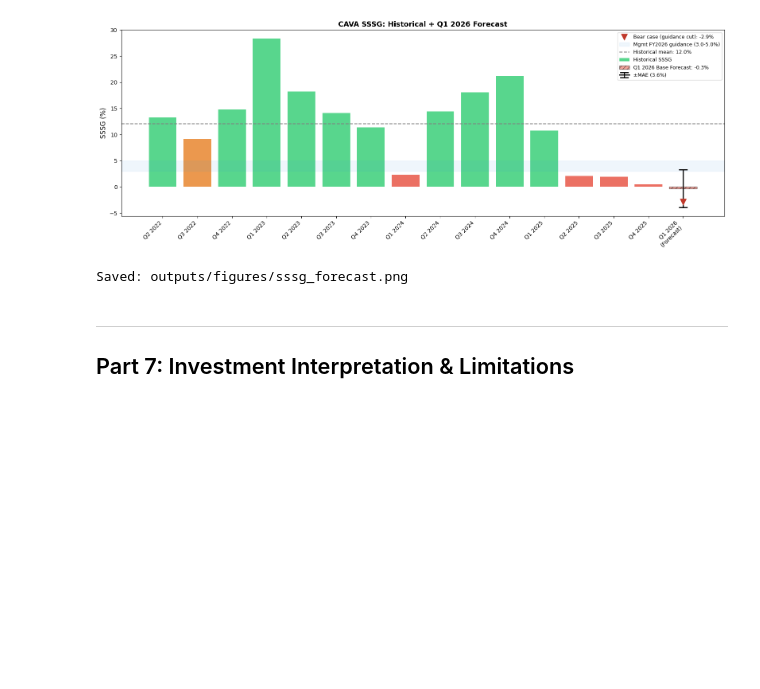
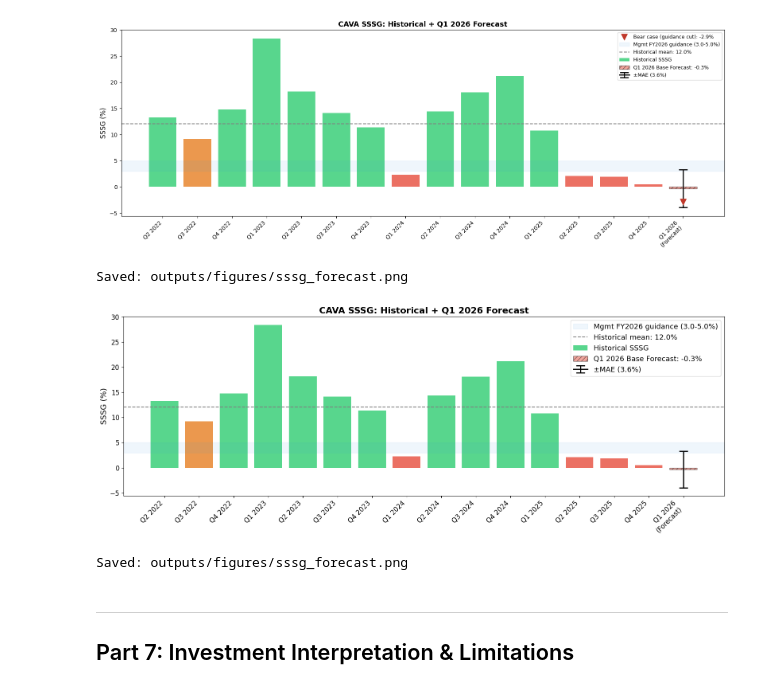
Before and after one commit to zhangsu0528/Cava_Investment_Analysis, a Jupyter notebook: modeling/02_modeling.ipynb, the cells around one changed output. Cells and saved outputs as stored; diff of their text form; code cells hidden in the pictures; blank space fills up the shorter version.

```diff
--- a/modeling/02_modeling.ipynb
+++ b/modeling/02_modeling.ipynb
@@ -1178,6 +1178,55 @@ print('Saved: outputs/figures/sssg_forecast.png')
 # %% [output]
 [figure]
 Saved: outputs/figures/sssg_forecast.png
+# %%
+# ── Forecast visualization ─────────────────────────────────────────────────────
+fig, ax = plt.subplots(figsize=(16, 6))
+
+all_quarters = master['quarter'].tolist()
+all_sssg = master['sssg_pct'].tolist()
+
+# Historical bars
+colors_hist = ['#2ecc71' if v > 10 else '#e67e22' if v > 5 else '#e74c3c'
+               for v in all_sssg]
+ax.bar(range(len(all_quarters)), all_sssg, color=colors_hist, alpha=0.8,
+       label='Historical SSSG')
+
+# Forecast bar
+forecast_color = '#2ecc71' if forecast > 10 else '#e67e22' if forecast > 5 else '#e74c3c'
+ax.bar(len(all_quarters), forecast, color=forecast_color, alpha=0.5,
+       hatch='///', edgecolor='black',
+       label=f'Q1 2026 Base Forecast: {forecast:.1f}%')
+
+# MAE uncertainty band
+mae = mean_absolute_error(y, final_preds)
+ax.errorbar(len(all_quarters), forecast, yerr=mae,
+            color='black', capsize=8, capthick=2, linewidth=2,
+            label=f'±MAE ({mae:.1f}%)')
+
+# Management guidance band
+ax.axhspan(mgmt_low, mgmt_high, alpha=0.08, color='#3498db',
+           label=f'Mgmt FY2026 guidance ({mgmt_low}-{mgmt_high}%)')
+
+# Historical mean
+ax.axhline(np.mean(all_sssg), color='gray', linestyle='--',
+           label=f'Historical mean: {np.mean(all_sssg):.1f}%')
+
+ax.set_xticks(range(len(all_quarters) + 1))
+ax.set_xticklabels(all_quarters + ['Q1 2026\n(Forecast)'],
+                   rotation=45, ha='right', fontsize=12)
+ax.set_ylabel('SSSG (%)', fontsize=14)
+ax.set_title('CAVA SSSG: Historical + Q1 2026 Forecast', fontweight='bold', fontsize=16)
+ax.tick_params(axis='y', labelsize=12)
+ax.legend(loc='upper right', fontsize=13)
+
+plt.tight_layout()
+plt.savefig(f'{BASE_DIR}/outputs/figures/sssg_forecast.png',
+            dpi=150, bbox_inches='tight')
+plt.show()
+print('Saved: outputs/figures/sssg_forecast.png')
+# %% [output]
+[figure, added]
+Saved: outputs/figures/sssg_forecast.png
 # %% [markdown]
 ---
 ## Part 7: Investment Interpretation & Limitations
```
Also changed, not shown: parts of 1 cell of this notebook, 8 other files.
